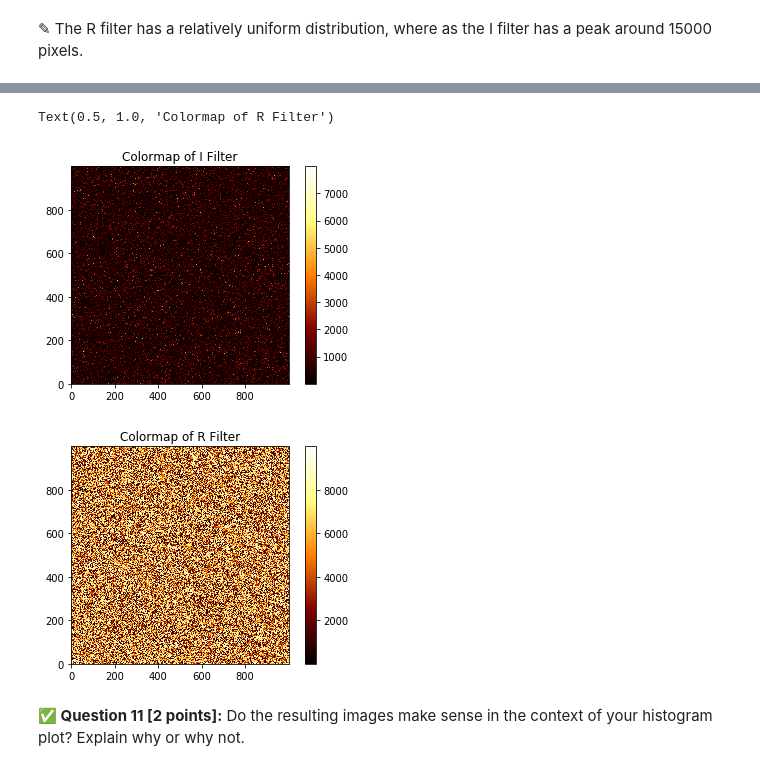
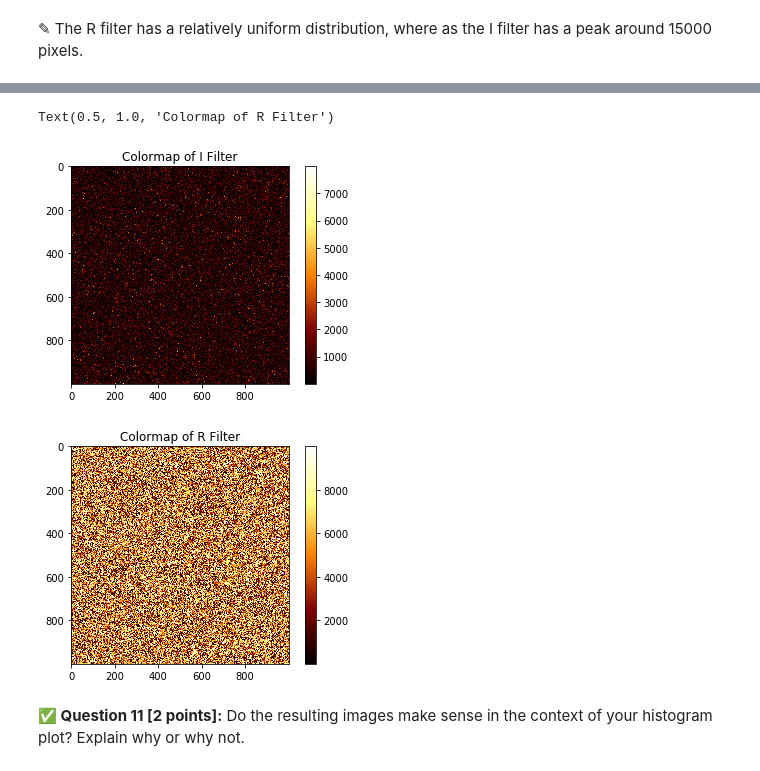
Before and after one commit to bryantp4/cmse202-s21-turnin, a Jupyter notebook: hw-01/HW-01_GitPracticeDebuggingAndPythonPackages-STUDENT.ipynb, the cells around one changed output, grey strips where cells are left out. Drawn from its saved outputs; the diff is of its cells as text; code cells hidden in the pictures.

```diff
--- a/hw-01/HW-01_GitPracticeDebuggingAndPythonPackages-STUDENT.ipynb
+++ b/hw-01/HW-01_GitPracticeDebuggingAndPythonPackages-STUDENT.ipynb
@@ -285,18 +285,18 @@ Now that you have a bit of understanding about the the properties of the images
 # %%
 # Put your code here
 plt.figure()
-plt.imshow(data_ir, cmap = "afmhot", origin = "lower")
+plt.imshow(data_ir, cmap = "afmhot")
 plt.colorbar()
 plt.title("Colormap of I Filter")
 
 plt.figure()
-plt.imshow(data_red, cmap = "afmhot", origin = "lower")
+plt.imshow(data_red, cmap = "afmhot")
 plt.colorbar()
 plt.title("Colormap of R Filter")
 # %% [output]
 Text(0.5, 1.0, 'Colormap of R Filter')
-[figure, old version]
+[figure, new version]
-[figure, old version]
+[figure, new version]
 # %% [markdown]
 **&#9989; Question 11 [2 points]:** Do the resulting images make sense in the context of your histogram plot? Explain why or why not.
 # %% [markdown]
```
Also changed, not shown: parts of 1 cell of this notebook.
